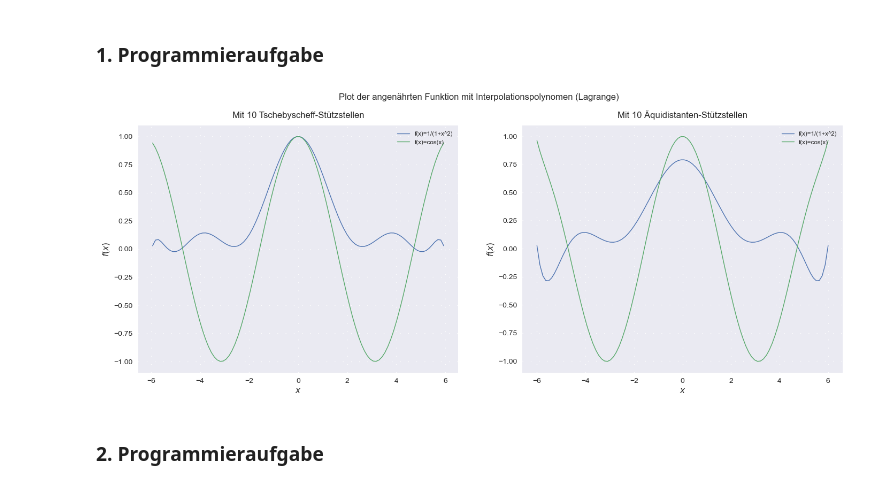
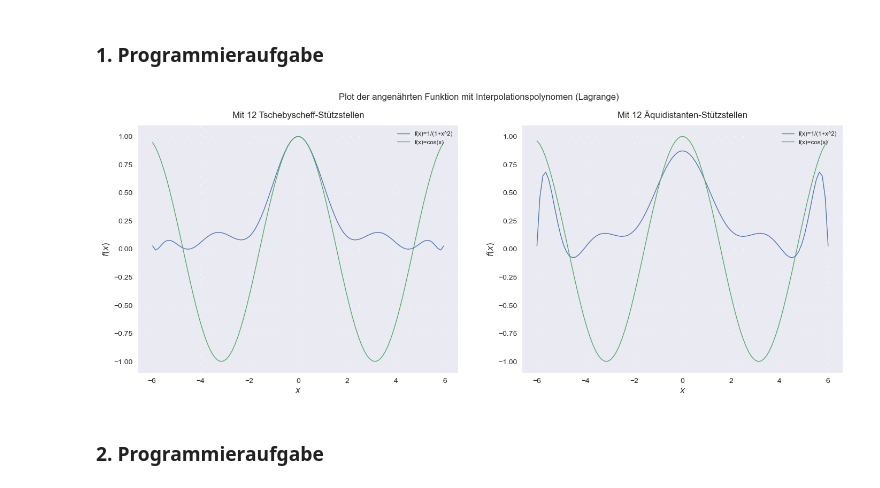
Before and after one commit to Javiermateor/Numerische-Mathematik-I-fuer-Ingenieure, a Jupyter notebook: HA4.ipynb, the cells around one changed output. Saved outputs shown, nothing was run; the diff lists cells and outputs as text; code cells hidden in the pictures.

```diff
--- a/HA4.ipynb
+++ b/HA4.ipynb
@@ -24,7 +24,7 @@ plt.style.use('seaborn')
 fig = plt.figure(figsize=(17,6))
 
 #Anzahl der Stützstellen
-n = 10
+n = 12
 fig.suptitle(f'Plot der angenährten Funktion mit Interpolationspolynomen (Lagrange)')
 
 # Funktion für Berechnung der Tschebyscheff-Stützstellen
@@ -55,34 +55,34 @@ plt.plot(x2, y2,linewidth=1, label='f(x)=cos(x)')
 plt.xlabel('$x$')
 plt.ylabel('$f(x)$')
 plt.title(f'Mit {n} Tschebyscheff-Stützstellen', pad=10)
 plt.grid(linestyle=(0, (1, 10)))
 plt.legend(loc = 'upper right', fontsize = 'small')
 
 
 ax2 = plt.subplot(122) # Äquidistante Stützstellen
 
 # 1/(1+x**2)
 x_T3 = np.linspace(-6, 6, n)
 y_T3 = np.array([f(point) for point in x_T3])
 x3,y3 = interpoly(x_T3, y_T3)
 
 # cos(x)
 x_T4 = np.linspace(-6, 6, n)
 y_T4 = np.array([g(point) for point in x_T4])
 x4,y4 = interpoly(x_T4, y_T4)
 
 plt.plot(x3, y3,linewidth=1, label='f(x)=1/(1+x^2)')
 plt.plot(x4, y4,linewidth=1, label='f(x)=cos(x)')
 
 plt.xlabel('$x$')
 plt.ylabel('$f(x)$')
 plt.title(f'Mit {n} Äquidistanten-Stützstellen', pad=10)
 plt.grid(linestyle=(0, (1, 10)))
 plt.legend(loc = 'upper right', fontsize = 'small')
 
 plt.show()
 # %% [output]
-[figure, old version]
+[figure, new version]
 # %% [markdown]
 ### 2. Programmieraufgabe
 # %%
```
Also changed, not shown: 1 other file.
